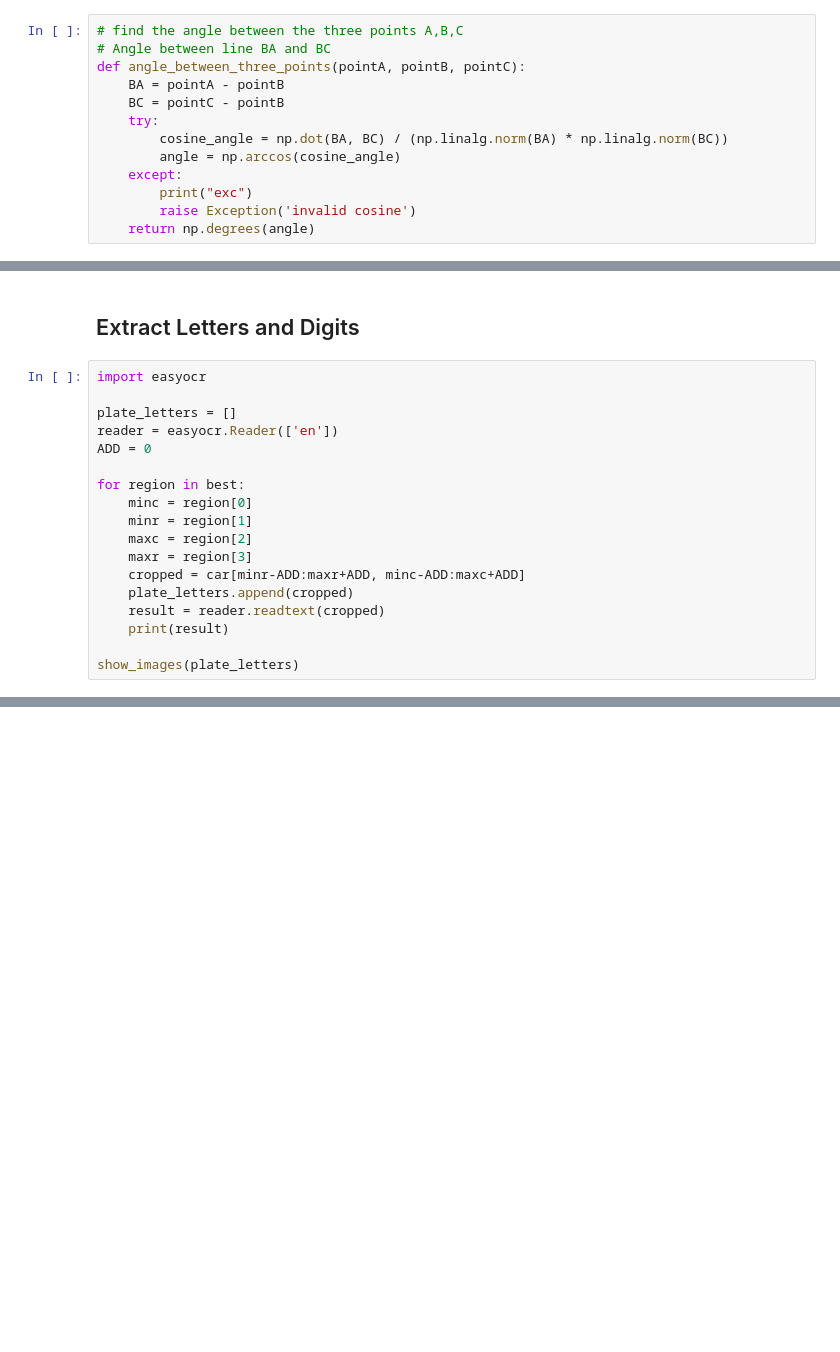
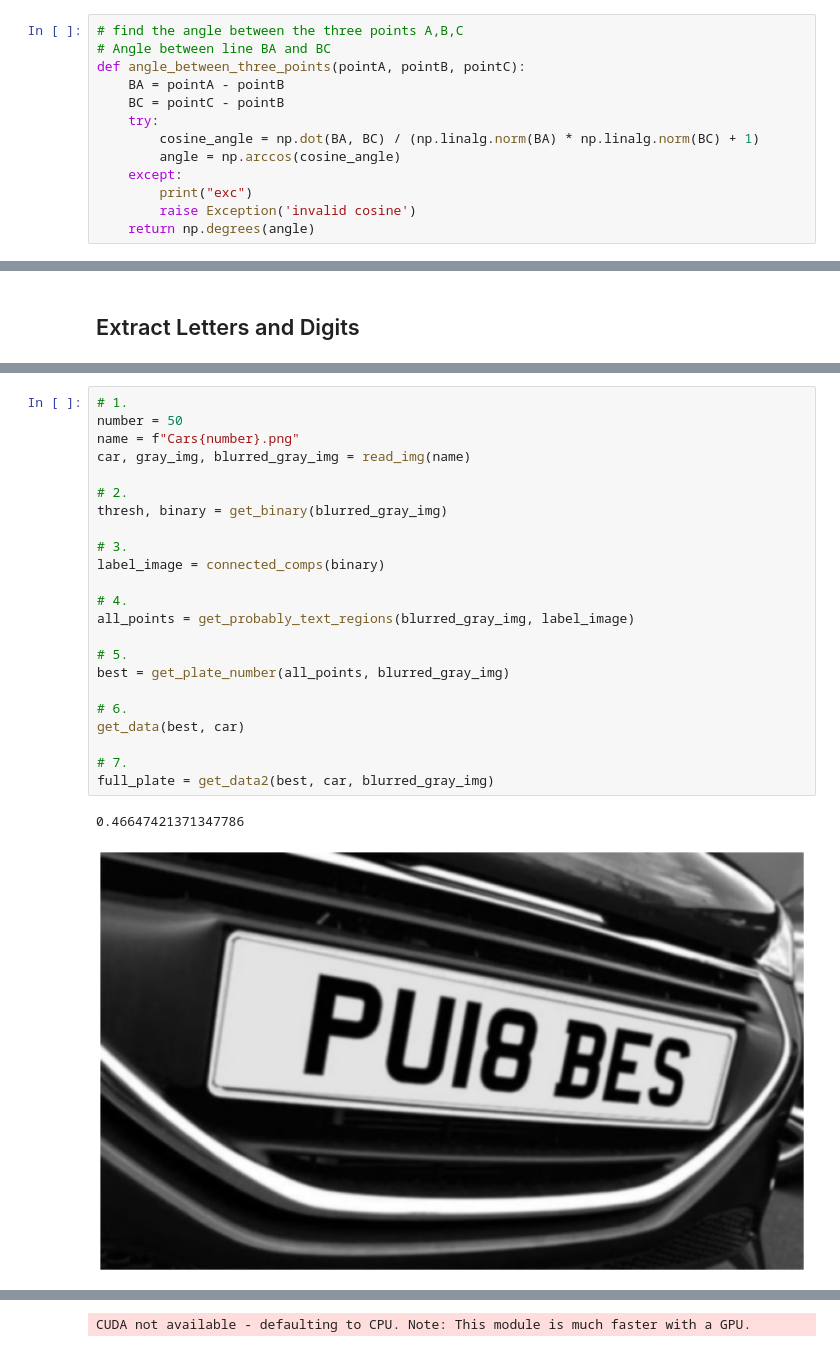
Before and after one commit to nadeenay/Car_Plate_Detection, a Jupyter notebook: main.ipynb, the cells around one changed output, grey strips where cells are left out. Drawn from its saved outputs; the diff is of its cells as text; blank space fills up the shorter version.

```diff
--- a/main.ipynb
+++ b/main.ipynb
@@ -42,7 +48,7 @@ def angle_between_three_points(pointA, pointB, pointC):
     BA = pointA - pointB
     BC = pointC - pointB
     try:
-        cosine_angle = np.dot(BA, BC) / (np.linalg.norm(BA) * np.linalg.norm(BC))
+        cosine_angle = np.dot(BA, BC) / (np.linalg.norm(BA) * np.linalg.norm(BC) + 1)
         angle = np.arccos(cosine_angle)
     except:
         print("exc")
@@ -217,20 +225,2 @@ best = best[best[:,0].argsort()]
 # %% [markdown]
 ## Extract Letters and Digits
-# %%
-import easyocr
-
-plate_letters = []
-reader = easyocr.Reader(['en'])
-ADD = 0
-
-for region in best:
-    minc = region[0]
-    minr = region[1]
-    maxc = region[2]
-    maxr = region[3]
-    cropped = car[minr-ADD:maxr+ADD, minc-ADD:maxc+ADD]
-    plate_letters.append(cropped)
-    result = reader.readtext(cropped)
-    print(result)
-
-show_images(plate_letters)
@@ -267,0 +286,26 @@ CUDA not available - defaulting to CPU. Note: This module is much faster with a
+# %%
+# 1.
+number = 50
+name = f"Cars{number}.png"
+car, gray_img, blurred_gray_img = read_img(name)
+
+# 2.
+thresh, binary = get_binary(blurred_gray_img)
+
+# 3.
+label_image = connected_comps(binary)
+
+# 4.
+all_points = get_probably_text_regions(blurred_gray_img, label_image)
+
+# 5.
+best = get_plate_number(all_points, blurred_gray_img)
+
+# 6.
+get_data(best, car)
+
+# 7.
+full_plate = get_data2(best, car, blurred_gray_img)
+# %% [output]
+0.46647421371347786
+[figure, added]
@@ -267,0 +316 @@ CUDA not available - defaulting to CPU. Note: This module is much faster with a
+CUDA not available - defaulting to CPU. Note: This module is much faster with a GPU.
```
Also changed, not shown: parts of 11 cells of this notebook, 29 other files.
